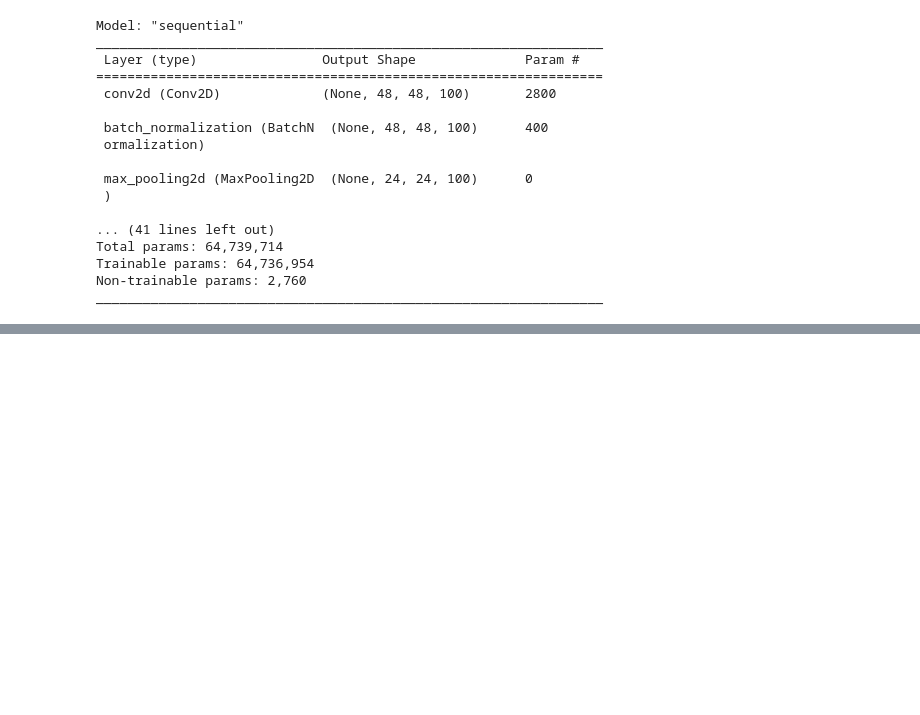
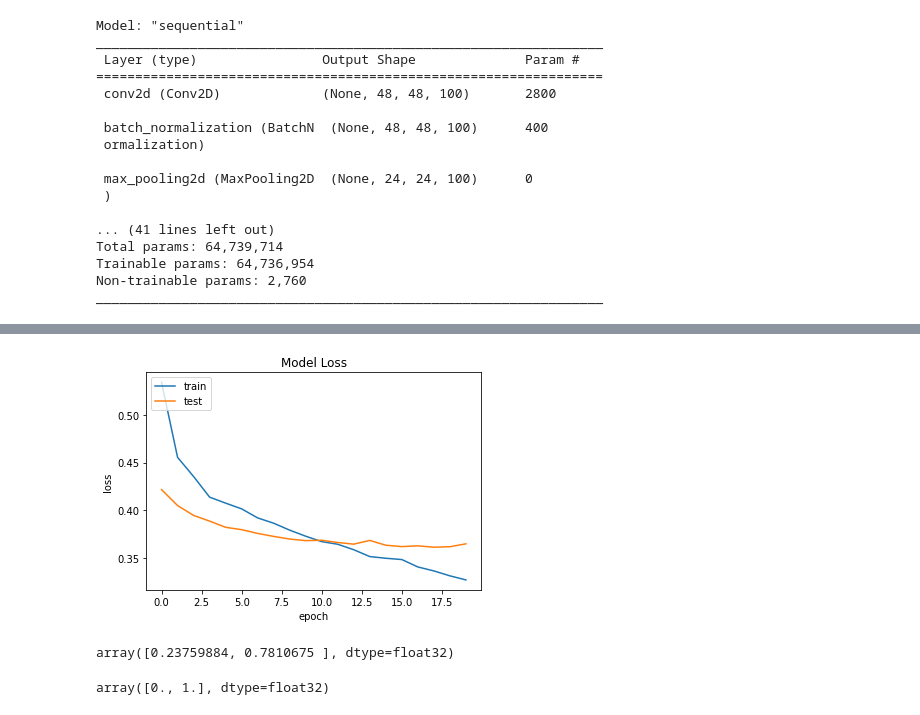
Before and after one commit to KurniaKhaikal/BreastCancerIDC-CNN, a Jupyter notebook: NewS3.ipynb, the cells around one changed output, grey strips where cells are left out. Saved outputs shown, nothing was run; the diff lists cells and outputs as text; code cells hidden in the pictures; blank space fills up the shorter version.

```diff
--- a/NewS3.ipynb
+++ b/NewS3.ipynb
@@ -192,0 +214,11 @@ Epoch 20/20
+# %%
+#plotting the loss of test and training sets
+plt.plot(history.history['loss'])
+plt.plot(history.history['val_loss'])
+plt.title('Model Loss')
+plt.ylabel('loss')
+plt.xlabel('epoch')
+plt.legend(['train', 'test'], loc='upper left')
+plt.show()
+# %% [output]
+[figure, added]
@@ -192,0 +227,8 @@ Epoch 20/20
+# %%
+y_pred[21]
+# %% [output]
+array([0.23759884, 0.7810675 ], dtype=float32)
+# %%
+y_test[21]
+# %% [output]
+array([0., 1.], dtype=float32)
```
Also changed, not shown: parts of 9 cells of this notebook.
